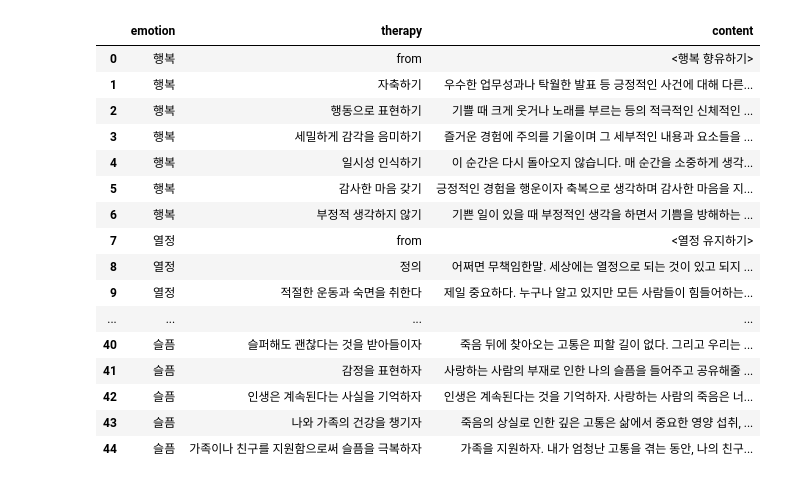
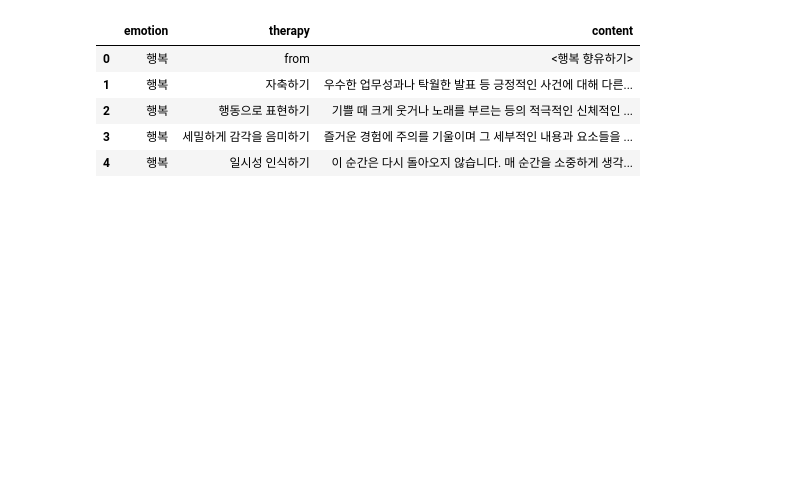
Before and after one commit to sigongjoa/emotion_thearpy, a Jupyter notebook: check_emtion_data.ipynb, the cells around one changed output. Cells and saved outputs as stored; diff of their text form; code cells hidden in the pictures; blank space fills up the shorter version.

```diff
--- a/check_emtion_data.ipynb
+++ b/check_emtion_data.ipynb
@@ -11,25 +11,14 @@ from matplotlib import rc
 from gensim.models import Word2Vec
 # %%
 data = pd.read_excel("data.xlsx")
-data.head(50)
+data.head(5)
 # %% [output]
 |  | emotion | therapy | content |
 | 0 | 행복 | from | <행복 향유하기> |
 | 1 | 행복 | 자축하기 | 우수한 업무성과나 탁월한 발표 등 긍정적인 사건에 대해 다른... |
 | 2 | 행복 | 행동으로 표현하기 | 기쁠 때 크게 웃거나 노래를 부르는 등의 적극적인 신체적인 ... |
 | 3 | 행복 | 세밀하게 감각을 음미하기 | 즐거운 경험에 주의를 기울이며 그 세부적인 내용과 요소들을 ... |
 | 4 | 행복 | 일시성 인식하기 | 이 순간은 다시 돌아오지 않습니다. 매 순간을 소중하게 생각... |
-| 5 | 행복 | 감사한 마음 갖기 | 긍정적인 경험을 행운이자 축복으로 생각하며 감사한 마음을 지... |
-| 6 | 행복 | 부정적 생각하지 않기 | 기쁜 일이 있을 때 부정적인 생각을 하면서 기쁨을 방해하는 ... |
-| 7 | 열정 | from | <열정 유지하기> |
-| 8 | 열정 | 정의 | 어쩌면 무책임한말. 세상에는 열정으로 되는 것이 있고 되지 ... |
-| 9 | 열정 | 적절한 운동과 숙면을 취한다 | 제일 중요하다. 누구나 알고 있지만 모든 사람들이 힘들어하는... |
-| ... | ... | ... | ... |
-| 40 | 슬픔 | 슬퍼해도 괜찮다는 것을 받아들이자 | 죽음 뒤에 찾아오는 고통은 피할 길이 없다. 그리고 우리는 ... |
-| 41 | 슬픔 | 감정을 표현하자 | 사랑하는 사람의 부재로 인한 나의 슬픔을 들어주고 공유해줄 ... |
-| 42 | 슬픔 | 인생은 계속된다는 사실을 기억하자 | 인생은 계속된다는 것을 기억하자. 사랑하는 사람의 죽음은 너... |
-| 43 | 슬픔 | 나와 가족의 건강을 챙기자 | 죽음의 상실로 인한 깊은 고통은 삶에서 중요한 영양 섭취, ... |
-| 44 | 슬픔 | 가족이나 친구를 지원함으로써 슬픔을 극복하자 | 가족을 지원하자. 내가 엄청난 고통을 겪는 동안, 나의 친구... |
 # %%
 dir = "data.xlsx"
 
```
Also changed, not shown: parts of 14 cells of this notebook, 5 other files.
